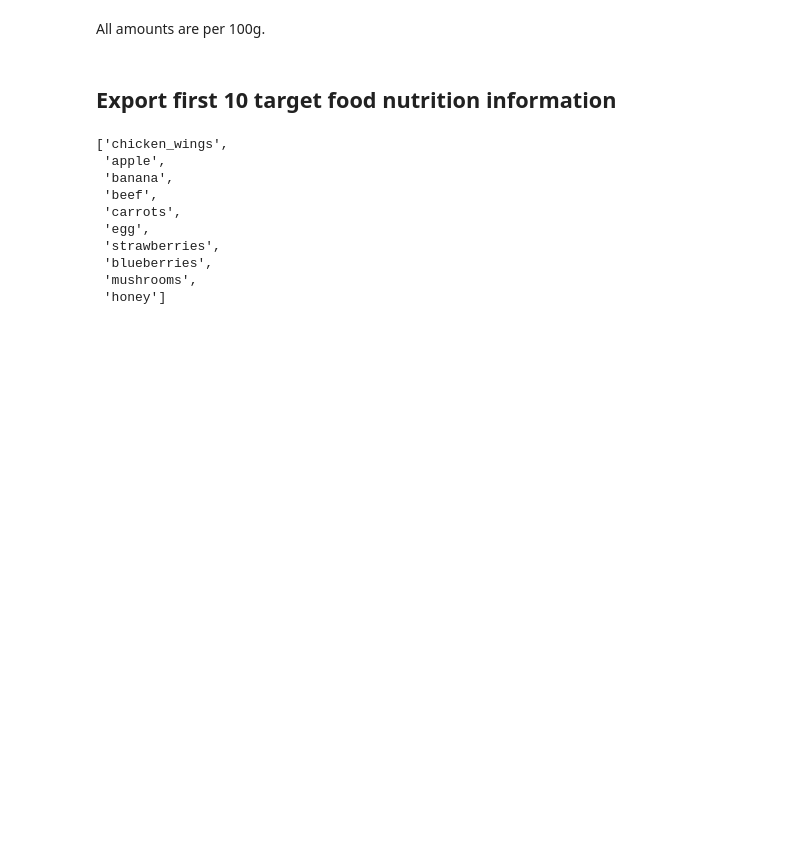
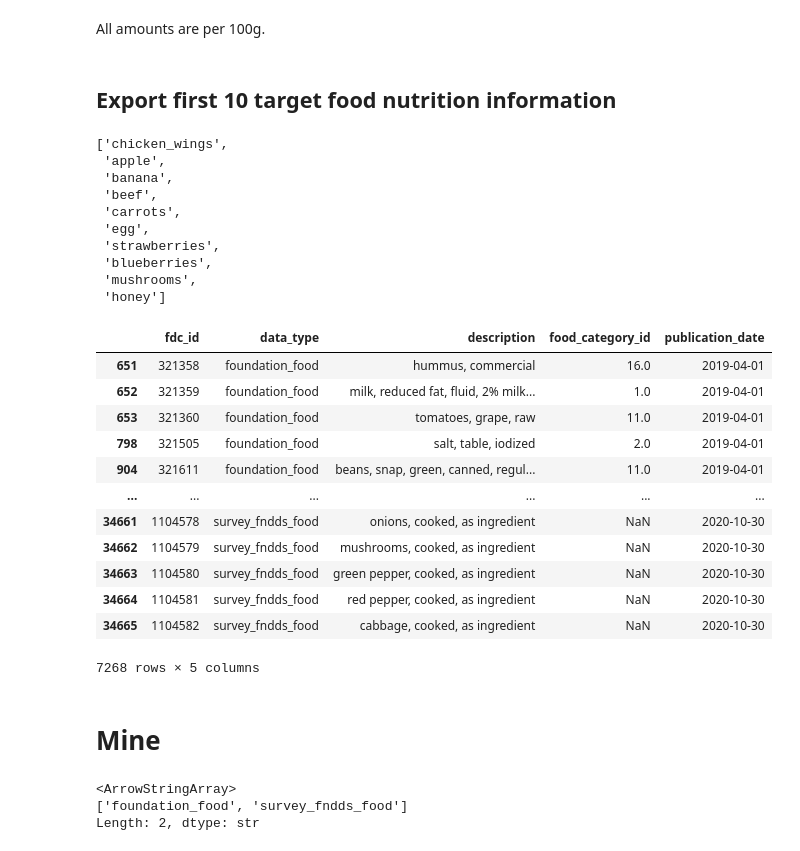
Before and after one commit to PaingLinHtike/Nutrify, a Jupyter notebook: data_exploration/usda_food_data_exploration.ipynb, the cells around one changed output. Saved outputs shown, nothing was run; the diff lists cells and outputs as text; code cells hidden in the pictures; blank space fills up the shorter version.

Commit message:
Update data exploration notebook and add ignore configurations

```diff
--- a/data_exploration/usda_food_data_exploration.ipynb
+++ b/data_exploration/usda_food_data_exploration.ipynb
@@ -710,3 +728,27 @@ ten_whole_foods
  'blueberries',
  'mushrooms',
  'honey']
+# %%
+foundation_food.head(-10)
+# %% [output]
+|  | fdc_id | data_type | description | food_category_id | publication_date |
+| 651 | 321358 | foundation_food | hummus, commercial | 16.0 | 2019-04-01 |
+| 652 | 321359 | foundation_food | milk, reduced fat, fluid, 2% milk... | 1.0 | 2019-04-01 |
+| 653 | 321360 | foundation_food | tomatoes, grape, raw | 11.0 | 2019-04-01 |
+| 798 | 321505 | foundation_food | salt, table, iodized | 2.0 | 2019-04-01 |
+| 904 | 321611 | foundation_food | beans, snap, green, canned, regul... | 11.0 | 2019-04-01 |
+| ... | ... | ... | ... | ... | ... |
+| 34661 | 1104578 | survey_fndds_food | onions, cooked, as ingredient | NaN | 2020-10-30 |
+| 34662 | 1104579 | survey_fndds_food | mushrooms, cooked, as ingredient | NaN | 2020-10-30 |
+| 34663 | 1104580 | survey_fndds_food | green pepper, cooked, as ingredient | NaN | 2020-10-30 |
+| 34664 | 1104581 | survey_fndds_food | red pepper, cooked, as ingredient | NaN | 2020-10-30 |
+| 34665 | 1104582 | survey_fndds_food | cabbage, cooked, as ingredient | NaN | 2020-10-30 |
+7268 rows × 5 columns
+# %% [markdown]
+# Mine
+# %%
+foundation_food["data_type"].unique()
+# %% [output]
+<ArrowStringArray>
+['foundation_food', 'survey_fndds_food']
+Length: 2, dtype: str
```
Also changed, not shown: parts of 17 cells of this notebook, 1 other file.
